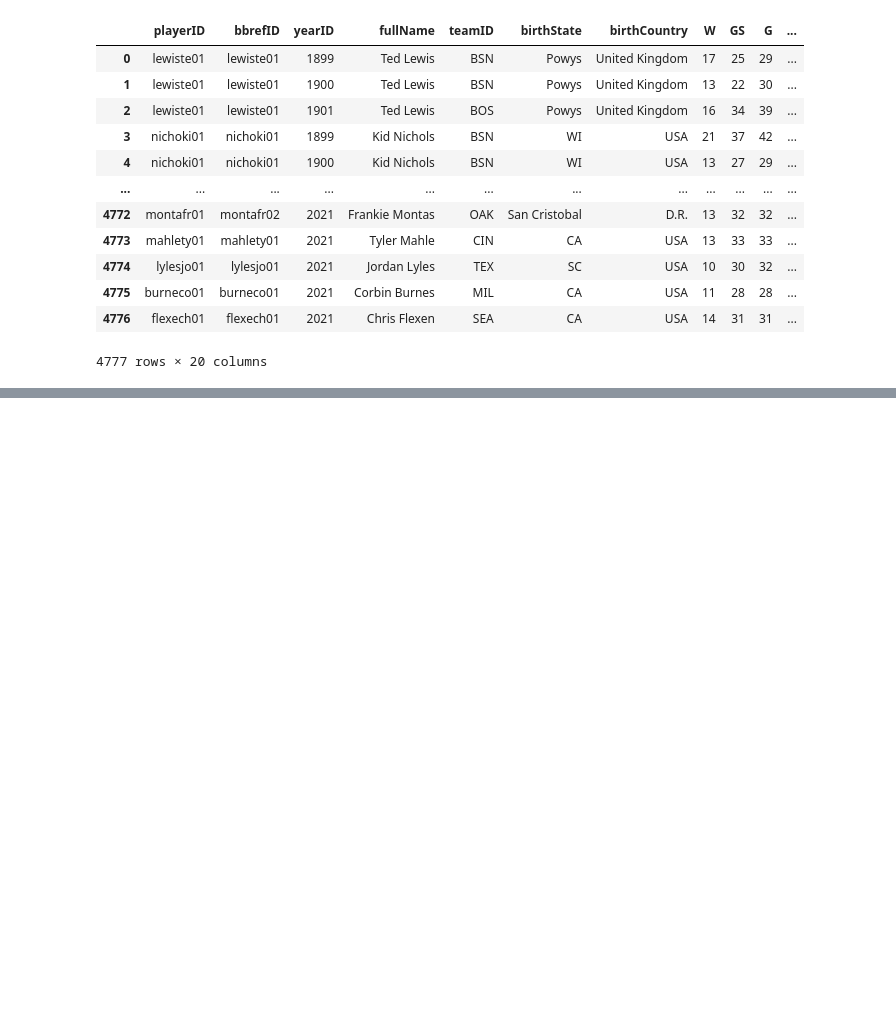
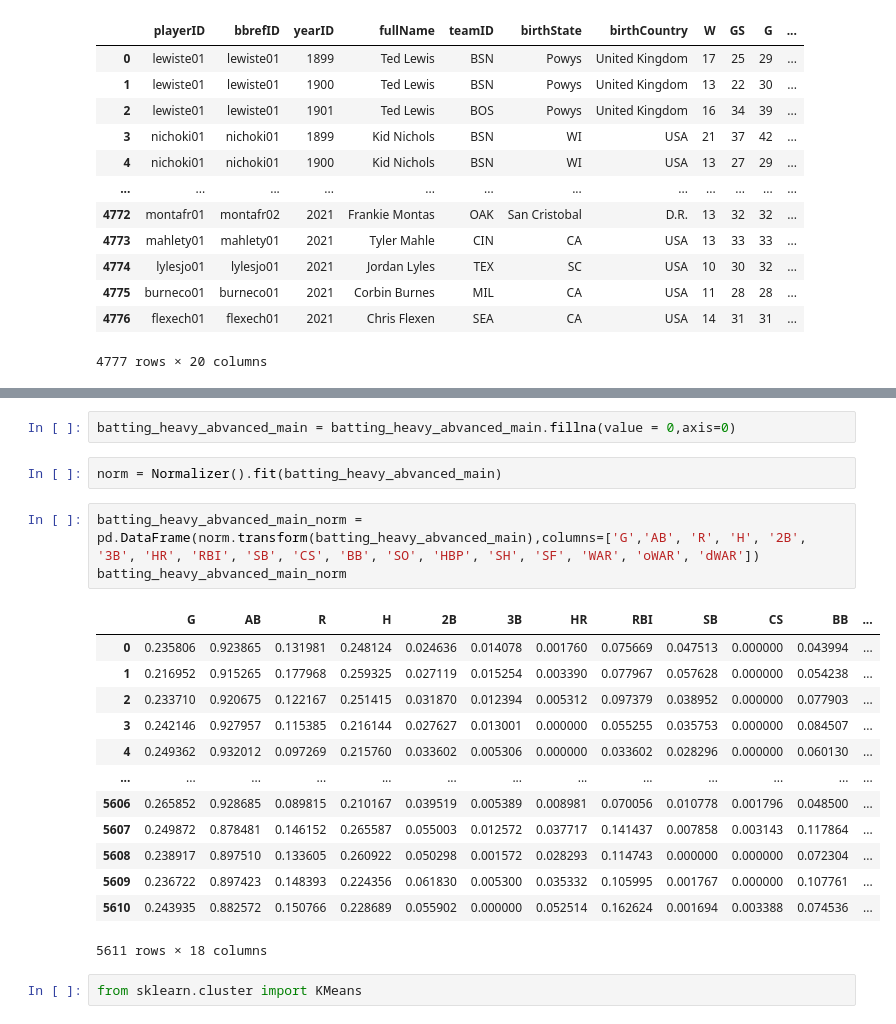
Before and after one commit to texasfight/BaseballDashboard, a Jupyter notebook: huidi.ipynb, the cells around one changed output, grey strips where cells are left out. Cells and saved outputs as stored; diff of their text form; blank space fills up the shorter version.

```diff
--- a/huidi.ipynb
+++ b/huidi.ipynb
@@ -256,0 +271,23 @@ plt.show()
+# %%
+batting_heavy_abvanced_main = batting_heavy_abvanced_main.fillna(value = 0,axis=0)
+# %%
+norm = Normalizer().fit(batting_heavy_abvanced_main)
+# %%
+batting_heavy_abvanced_main_norm = pd.DataFrame(norm.transform(batting_heavy_abvanced_main),columns=['G','AB', 'R', 'H', '2B', '3B', 'HR', 'RBI', 'SB', 'CS', 'BB', 'SO', 'HBP', 'SH', 'SF', 'WAR', 'oWAR', 'dWAR'])
+batting_heavy_abvanced_main_norm
+# %% [output]
+|  | G | AB | R | H | 2B | 3B | HR | RBI | SB | CS | BB | ... |
+| 0 | 0.235806 | 0.923865 | 0.131981 | 0.248124 | 0.024636 | 0.014078 | 0.001760 | 0.075669 | 0.047513 | 0.000000 | 0.043994 | ... |
+| 1 | 0.216952 | 0.915265 | 0.177968 | 0.259325 | 0.027119 | 0.015254 | 0.003390 | 0.077967 | 0.057628 | 0.000000 | 0.054238 | ... |
+| 2 | 0.233710 | 0.920675 | 0.122167 | 0.251415 | 0.031870 | 0.012394 | 0.005312 | 0.097379 | 0.038952 | 0.000000 | 0.077903 | ... |
+| 3 | 0.242146 | 0.927957 | 0.115385 | 0.216144 | 0.027627 | 0.013001 | 0.000000 | 0.055255 | 0.035753 | 0.000000 | 0.084507 | ... |
+| 4 | 0.249362 | 0.932012 | 0.097269 | 0.215760 | 0.033602 | 0.005306 | 0.000000 | 0.033602 | 0.028296 | 0.000000 | 0.060130 | ... |
+| ... | ... | ... | ... | ... | ... | ... | ... | ... | ... | ... | ... | ... |
+| 5606 | 0.265852 | 0.928685 | 0.089815 | 0.210167 | 0.039519 | 0.005389 | 0.008981 | 0.070056 | 0.010778 | 0.001796 | 0.048500 | ... |
+| 5607 | 0.249872 | 0.878481 | 0.146152 | 0.265587 | 0.055003 | 0.012572 | 0.037717 | 0.141437 | 0.007858 | 0.003143 | 0.117864 | ... |
+| 5608 | 0.238917 | 0.897510 | 0.133605 | 0.260922 | 0.050298 | 0.001572 | 0.028293 | 0.114743 | 0.000000 | 0.000000 | 0.072304 | ... |
+| 5609 | 0.236722 | 0.897423 | 0.148393 | 0.224356 | 0.061830 | 0.005300 | 0.035332 | 0.105995 | 0.001767 | 0.000000 | 0.107761 | ... |
+| 5610 | 0.243935 | 0.882572 | 0.150766 | 0.228689 | 0.055902 | 0.000000 | 0.052514 | 0.162624 | 0.001694 | 0.003388 | 0.074536 | ... |
+5611 rows × 18 columns
+# %%
+from sklearn.cluster import KMeans
```
Also changed, not shown: parts of 13 cells of this notebook.
